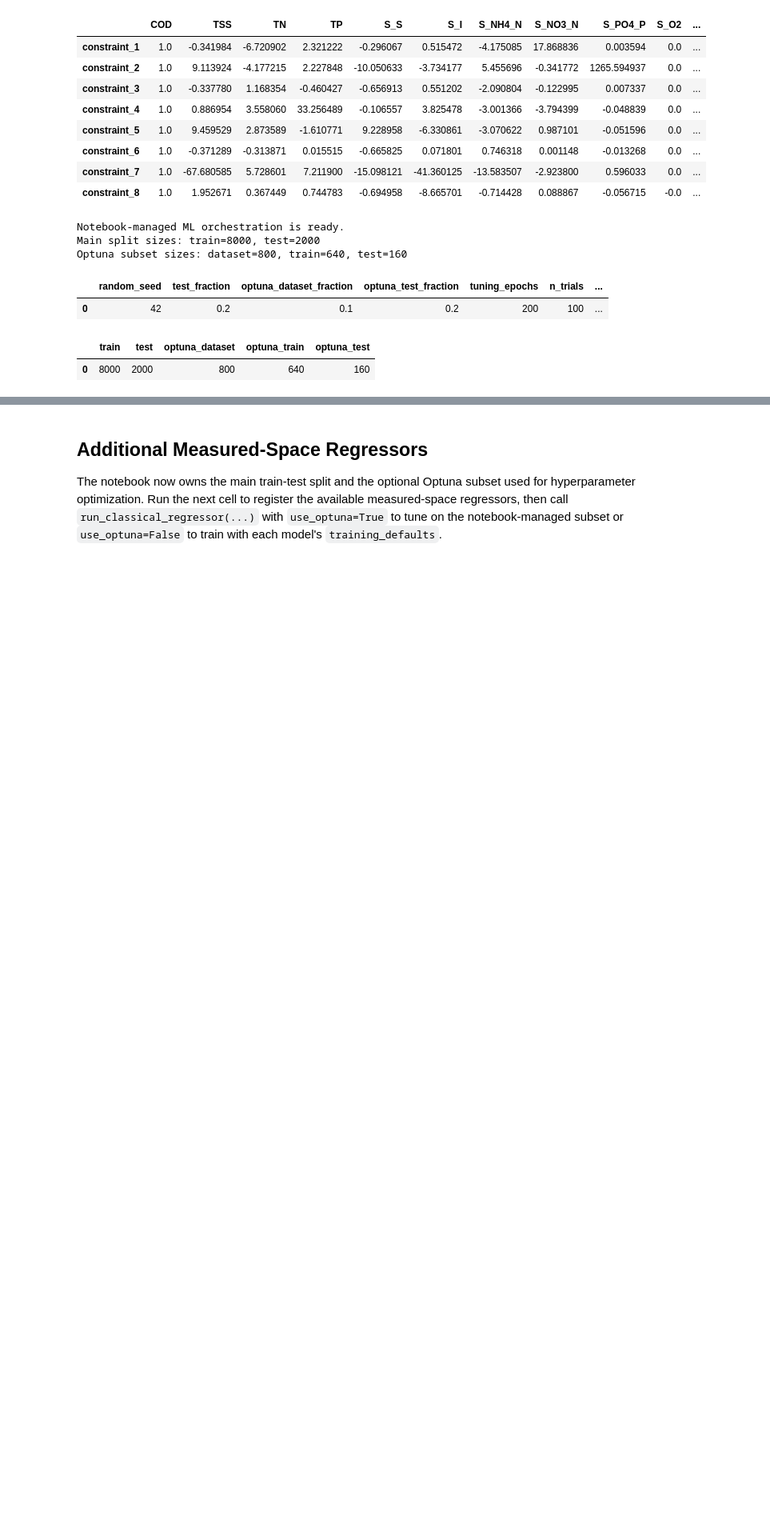
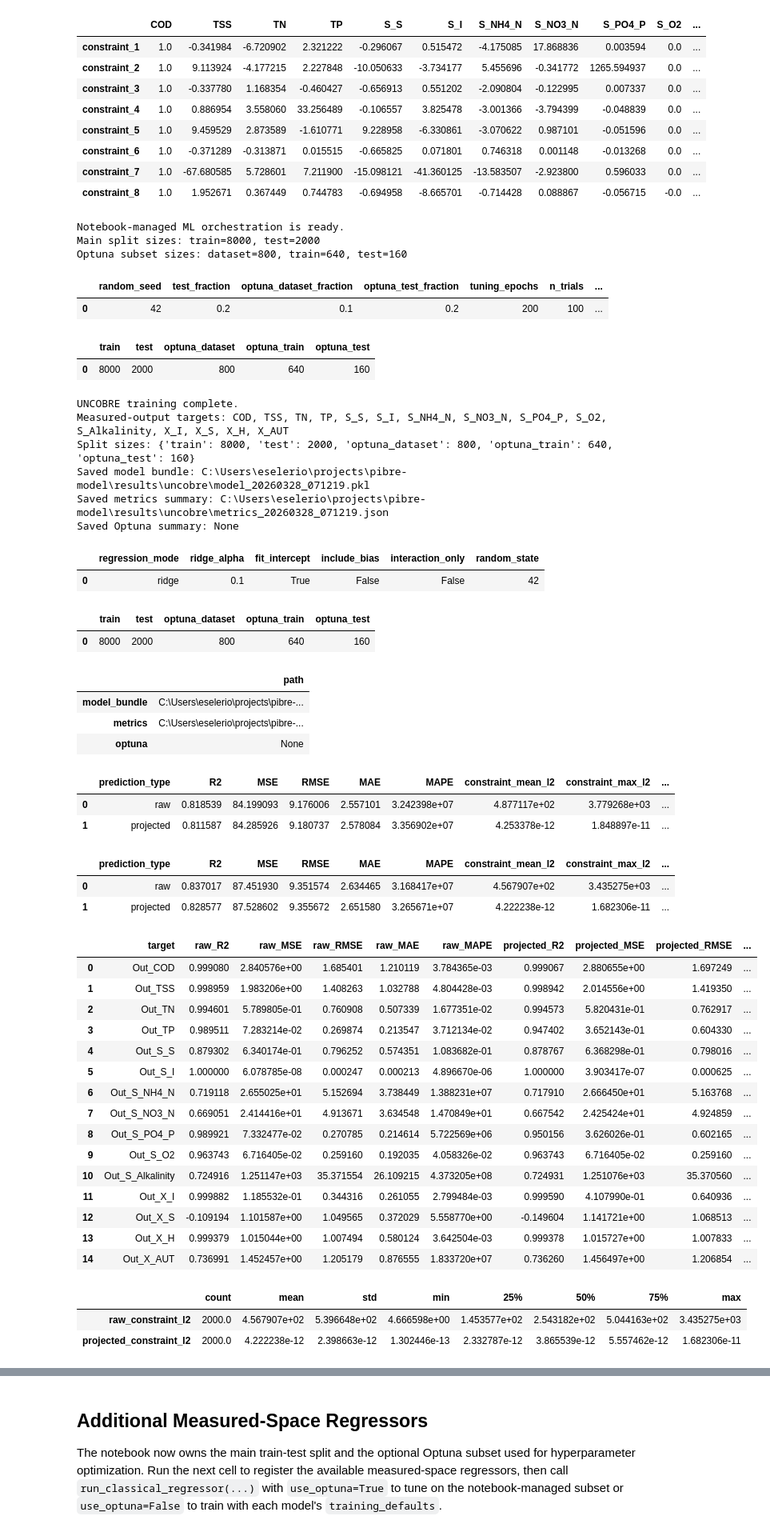
Before and after one commit to egbertoselerio1997/pibre-model, a Jupyter notebook: main.ipynb, the cells around one changed output, grey strips where cells are left out. Shown at 80% size. Cells and saved outputs as stored; diff of their text form; code cells hidden in the pictures; blank space fills up the shorter version.

```diff
--- a/main.ipynb
+++ b/main.ipynb
@@ -1,3 +1,5 @@
+# %%
+USE_OPTUNA = True
 # %% [markdown]
 # Main Orchestration
 
@@ -196,44 +198,83 @@ from src.models.ml import load_uncobre_params, run_uncobre_pipeline
 from src.utils.train import tune_uncobre_hyperparameters
 
 uncobre_params = load_uncobre_params()
-use_uncobre_optuna = False
 
 uncobre_hyperparameters = dict(uncobre_params["training_defaults"])
 uncobre_optuna_summary = None
-if use_uncobre_optuna:
+if USE_OPTUNA:
     uncobre_hyperparameters, uncobre_optuna_summary = tune_uncobre_hyperparameters(
         tuning_dataset_splits.train,
         tuning_dataset_splits.test,
         A_matrix=A_matrix,
         model_params=uncobre_params,
         n_trials=int(ml_orchestration["n_trials"]),
         timeout=ml_orchestration["timeout_seconds"],
     )
 
 uncobre_result = run_uncobre_pipeline(
     main_dataset_splits.train,
     main_dataset_splits.test,
     A_matrix,
     model_params=uncobre_params,
     model_hyperparameters=uncobre_hyperparameters,
     optuna_summary=uncobre_optuna_summary,
     persist_artifacts=True,
 )
 
 print("UNCOBRE training complete.")
 print(f"Measured-output targets: {', ' .join(metadata['measured_output_columns'])}")
 print(f"Split sizes: {split_sizes}")
 print(f"Saved model bundle: {uncobre_result['artifact_paths']['model_bundle']}")
 print(f"Saved metrics summary: {uncobre_result['artifact_paths']['metrics']}")
 print(f"Saved Optuna summary: {uncobre_result['artifact_paths']['optuna']}")
 
 display(pd.DataFrame([uncobre_result["best_hyperparameters"]]))
 display(pd.DataFrame([split_sizes]))
 display(pd.Series(uncobre_result["artifact_paths"], name="path").to_frame())
 display(uncobre_result["train_report"]["aggregate_metrics"])
 display(uncobre_result["test_report"]["aggregate_metrics"])
 display(uncobre_result["test_report"]["per_target_metrics"])
 display(uncobre_result["test_report"]["constraint_residuals"].describe().T)
+# %% [output]
+UNCOBRE training complete.
+Measured-output targets: COD, TSS, TN, TP, S_S, S_I, S_NH4_N, S_NO3_N, S_PO4_P, S_O2, S_Alkalinity, X_I, X_S, X_H, X_AUT
+Split sizes: {'train': 8000, 'test': 2000, 'optuna_dataset': 800, 'optuna_train': 640, 'optuna_test': 160}
+Saved model bundle: C:\Users\eselerio\projects\pibre-model\results\uncobre\model_20260328_071219.pkl
+Saved metrics summary: C:\Users\eselerio\projects\pibre-model\results\uncobre\metrics_20260328_071219.json
+Saved Optuna summary: None
+|  | regression_mode | ridge_alpha | fit_intercept | include_bias | interaction_only | random_state |
+| 0 | ridge | 0.1 | True | False | False | 42 |
+|  | train | test | optuna_dataset | optuna_train | optuna_test |
+| 0 | 8000 | 2000 | 800 | 640 | 160 |
+|  | path |
+| model_bundle | C:\Users\eselerio\projects\pibre-... |
+| metrics | C:\Users\eselerio\projects\pibre-... |
+| optuna | None |
+|  | prediction_type | R2 | MSE | RMSE | MAE | MAPE | constraint_mean_l2 | constraint_max_l2 | ... |
+| 0 | raw | 0.818539 | 84.199093 | 9.176006 | 2.557101 | 3.242398e+07 | 4.877117e+02 | 3.779268e+03 | ... |
+| 1 | projected | 0.811587 | 84.285926 | 9.180737 | 2.578084 | 3.356902e+07 | 4.253378e-12 | 1.848897e-11 | ... |
+|  | prediction_type | R2 | MSE | RMSE | MAE | MAPE | constraint_mean_l2 | constraint_max_l2 | ... |
+| 0 | raw | 0.837017 | 87.451930 | 9.351574 | 2.634465 | 3.168417e+07 | 4.567907e+02 | 3.435275e+03 | ... |
+| 1 | projected | 0.828577 | 87.528602 | 9.355672 | 2.651580 | 3.265671e+07 | 4.222238e-12 | 1.682306e-11 | ... |
+|  | target | raw_R2 | raw_MSE | raw_RMSE | raw_MAE | raw_MAPE | projected_R2 | projected_MSE | projected_RMSE | ... |
+| 0 | Out_COD | 0.999080 | 2.840576e+00 | 1.685401 | 1.210119 | 3.784365e-03 | 0.999067 | 2.880655e+00 | 1.697249 | ... |
+| 1 | Out_TSS | 0.998959 | 1.983206e+00 | 1.408263 | 1.032788 | 4.804428e-03 | 0.998942 | 2.014556e+00 | 1.419350 | ... |
+| 2 | Out_TN | 0.994601 | 5.789805e-01 | 0.760908 | 0.507339 | 1.677351e-02 | 0.994573 | 5.820431e-01 | 0.762917 | ... |
+| 3 | Out_TP | 0.989511 | 7.283214e-02 | 0.269874 | 0.213547 | 3.712134e-02 | 0.947402 | 3.652143e-01 | 0.604330 | ... |
+| 4 | Out_S_S | 0.879302 | 6.340174e-01 | 0.796252 | 0.574351 | 1.083682e-01 | 0.878767 | 6.368298e-01 | 0.798016 | ... |
+| 5 | Out_S_I | 1.000000 | 6.078785e-08 | 0.000247 | 0.000213 | 4.896670e-06 | 1.000000 | 3.903417e-07 | 0.000625 | ... |
+| 6 | Out_S_NH4_N | 0.719118 | 2.655025e+01 | 5.152694 | 3.738449 | 1.388231e+07 | 0.717910 | 2.666450e+01 | 5.163768 | ... |
+| 7 | Out_S_NO3_N | 0.669051 | 2.414416e+01 | 4.913671 | 3.634548 | 1.470849e+01 | 0.667542 | 2.425424e+01 | 4.924859 | ... |
+| 8 | Out_S_PO4_P | 0.989921 | 7.332477e-02 | 0.270785 | 0.214614 | 5.722569e+06 | 0.950156 | 3.626026e-01 | 0.602165 | ... |
+| 9 | Out_S_O2 | 0.963743 | 6.716405e-02 | 0.259160 | 0.192035 | 4.058326e-02 | 0.963743 | 6.716405e-02 | 0.259160 | ... |
+| 10 | Out_S_Alkalinity | 0.724916 | 1.251147e+03 | 35.371554 | 26.109215 | 4.373205e+08 | 0.724931 | 1.251076e+03 | 35.370560 | ... |
+| 11 | Out_X_I | 0.999882 | 1.185532e-01 | 0.344316 | 0.261055 | 2.799484e-03 | 0.999590 | 4.107990e-01 | 0.640936 | ... |
+| 12 | Out_X_S | -0.109194 | 1.101587e+00 | 1.049565 | 0.372029 | 5.558770e+00 | -0.149604 | 1.141721e+00 | 1.068513 | ... |
+| 13 | Out_X_H | 0.999379 | 1.015044e+00 | 1.007494 | 0.580124 | 3.642504e-03 | 0.999378 | 1.015727e+00 | 1.007833 | ... |
+| 14 | Out_X_AUT | 0.736991 | 1.452457e+00 | 1.205179 | 0.876555 | 1.833720e+07 | 0.736260 | 1.456497e+00 | 1.206854 | ... |
+|  | count | mean | std | min | 25% | 50% | 75% | max |
+| raw_constraint_l2 | 2000.0 | 4.567907e+02 | 5.396648e+02 | 4.666598e+00 | 1.453577e+02 | 2.543182e+02 | 5.044163e+02 | 3.435275e+03 |
+| projected_constraint_l2 | 2000.0 | 4.222238e-12 | 2.398663e-12 | 1.302446e-13 | 2.332787e-12 | 3.865539e-12 | 5.557462e-12 | 1.682306e-11 |
 # %%
 import pandas as pd
 
```
Also changed, not shown: parts of 3 cells of this notebook, 1 other file.
